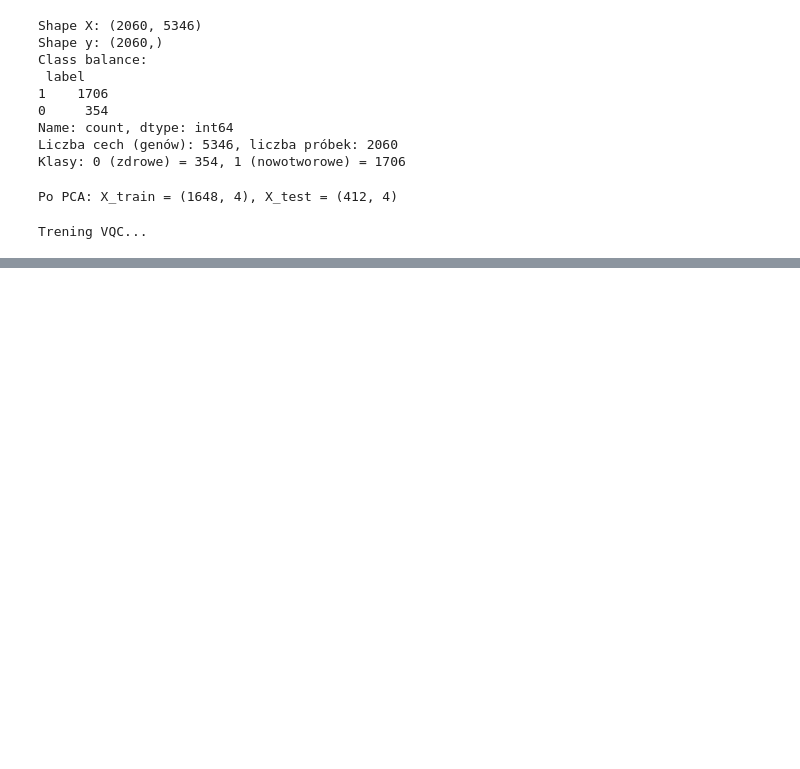
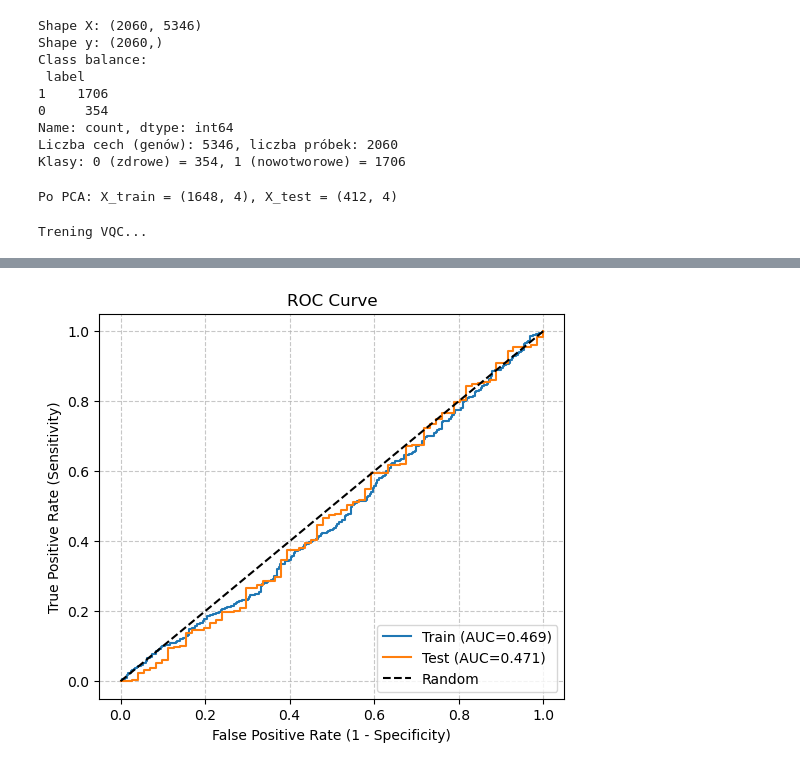
Before and after one commit to marklac/plytki, a Jupyter notebook: VQC2.ipynb, the cells around one changed output, grey strips where cells are left out. Cells and saved outputs as stored; diff of their text form; code cells hidden in the pictures; blank space fills up the shorter version.

```diff
--- a/VQC2.ipynb
+++ b/VQC2.ipynb
@@ -143,0 +155,14 @@ Trening VQC...
+# %%
+# ===== Ewaluacja na TEST =====
+y_pred_test = vqc.predict(X_test_pca)
+
+acc_test = accuracy_score(y_test, y_pred_test)
+bal_acc_test = balanced_accuracy_score(y_test, y_pred_test)
+sens_test = recall_score(y_test, y_pred_test, pos_label=1)
+spec_test = recall_score(y_test, y_pred_test, pos_label=0)
+
+try:
+    y_score_test = vqc.predict_proba(X_test_pca)[:, 1]
+    auc_test = roc_auc_score(y_test, y_score_test)
+except Exception:
+    auc_test = roc_auc_score(y_test, y_pred_test)
@@ -154,0 +207,32 @@ Czas wykonania (s): 102.52
+# %%
+# ===== ROC curve dla TRAIN =====
+try:
+    y_score_train = vqc.predict_proba(X_train_pca)[:, 1]
+except Exception:
+    # jeżeli nie ma predict_proba, bierzemy etykiety (to da schodkową krzywą)
+    y_score_train = y_pred_train
+
+fpr_train, tpr_train, _ = roc_curve(y_train, y_score_train)
+
+# ===== ROC curve dla TEST =====
+try:
+    y_score_test = vqc.predict_proba(X_test_pca)[:, 1]
+except Exception:
+    y_score_test = y_pred_test
+
+fpr_test, tpr_test, _ = roc_curve(y_test, y_score_test)
+# %%
+# ===== Rysowanie =====
+plt.figure(figsize=(6, 5))
+plt.plot(fpr_train, tpr_train, label=f"Train (AUC={auc_train:.3f})")
+plt.plot(fpr_test, tpr_test, label=f"Test (AUC={auc_test:.3f})")
+
+plt.plot([0, 1], [0, 1], "k--", label="Random")
+plt.xlabel("False Positive Rate (1 - Specificity)")
+plt.ylabel("True Positive Rate (Sensitivity)")
+plt.title("ROC Curve")
+plt.legend(loc="lower right")
+plt.grid(True, linestyle="--", alpha=0.7)
+plt.show()
+# %% [output]
+[figure, added]
```
Also changed, not shown: parts of 9 cells of this notebook.
